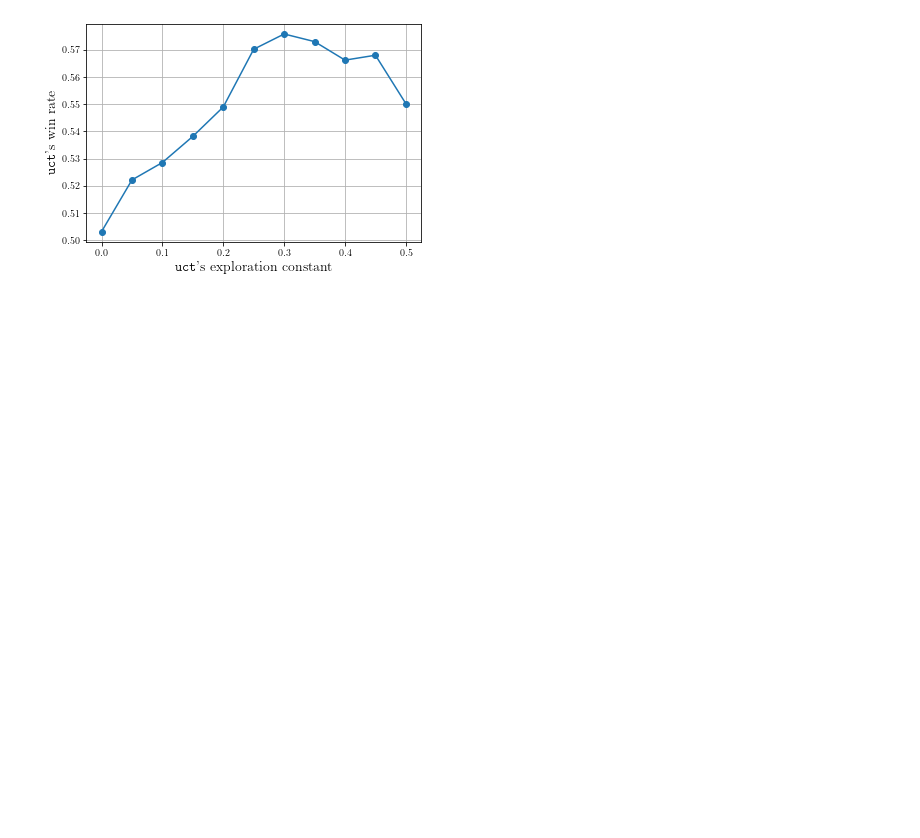
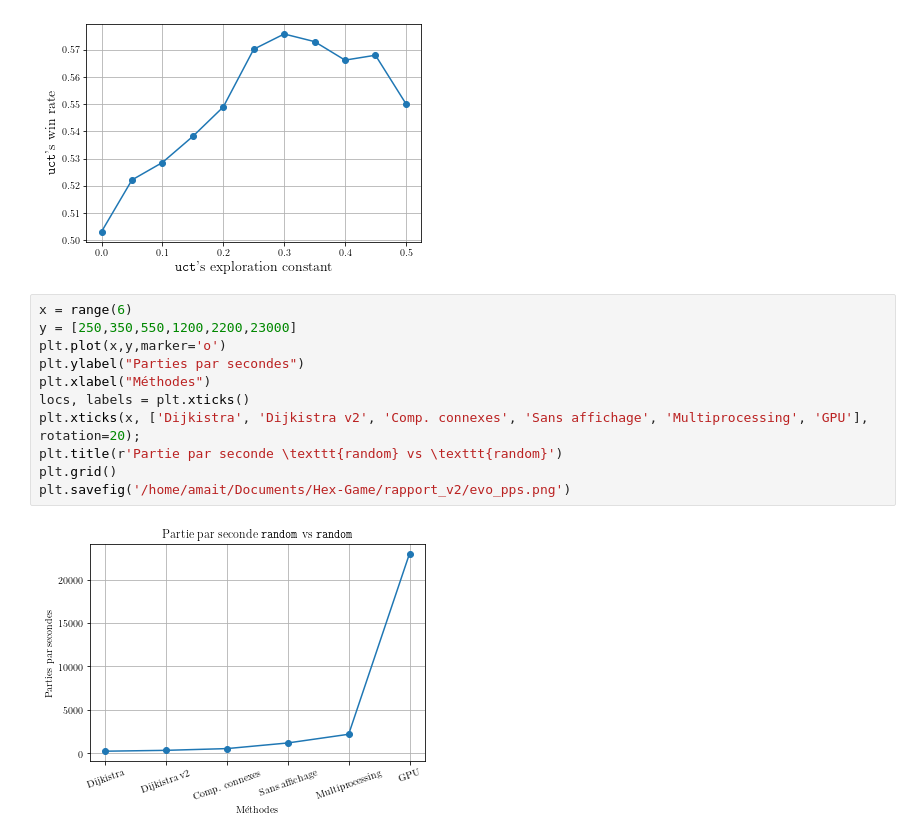
Before and after one commit to Maxime-LP/Hex-Game, a Jupyter notebook: src/simulations/graphs.ipynb, the cells around one changed output. Saved outputs shown, nothing was run; the diff lists cells and outputs as text; blank space fills up the shorter version.

```diff
--- a/src/simulations/graphs.ipynb
+++ b/src/simulations/graphs.ipynb
@@ -217,3 +217,16 @@ plt.savefig('/home/amait/Documents/Hex-Game/rapport_v2/test3.png');
 # n=100, parties/constante = 5000, vs uct with c = \sqrt{2}
 # %% [output]
 [figure]
+# %%
+x = range(6)
+y = [250,350,550,1200,2200,23000]
+plt.plot(x,y,marker='o')
+plt.ylabel("Parties par secondes")
+plt.xlabel("Méthodes")
+locs, labels = plt.xticks()
+plt.xticks(x, ['Dijkistra', 'Dijkistra v2', 'Comp. connexes', 'Sans affichage', 'Multiprocessing', 'GPU'], rotation=20);
+plt.title(r'Partie par seconde \texttt{random} vs \texttt{random}')
+plt.grid()
+plt.savefig('/home/amait/Documents/Hex-Game/rapport_v2/evo_pps.png')
+# %% [output]
+[figure, added]
```
Also changed, not shown: 6 other files.
